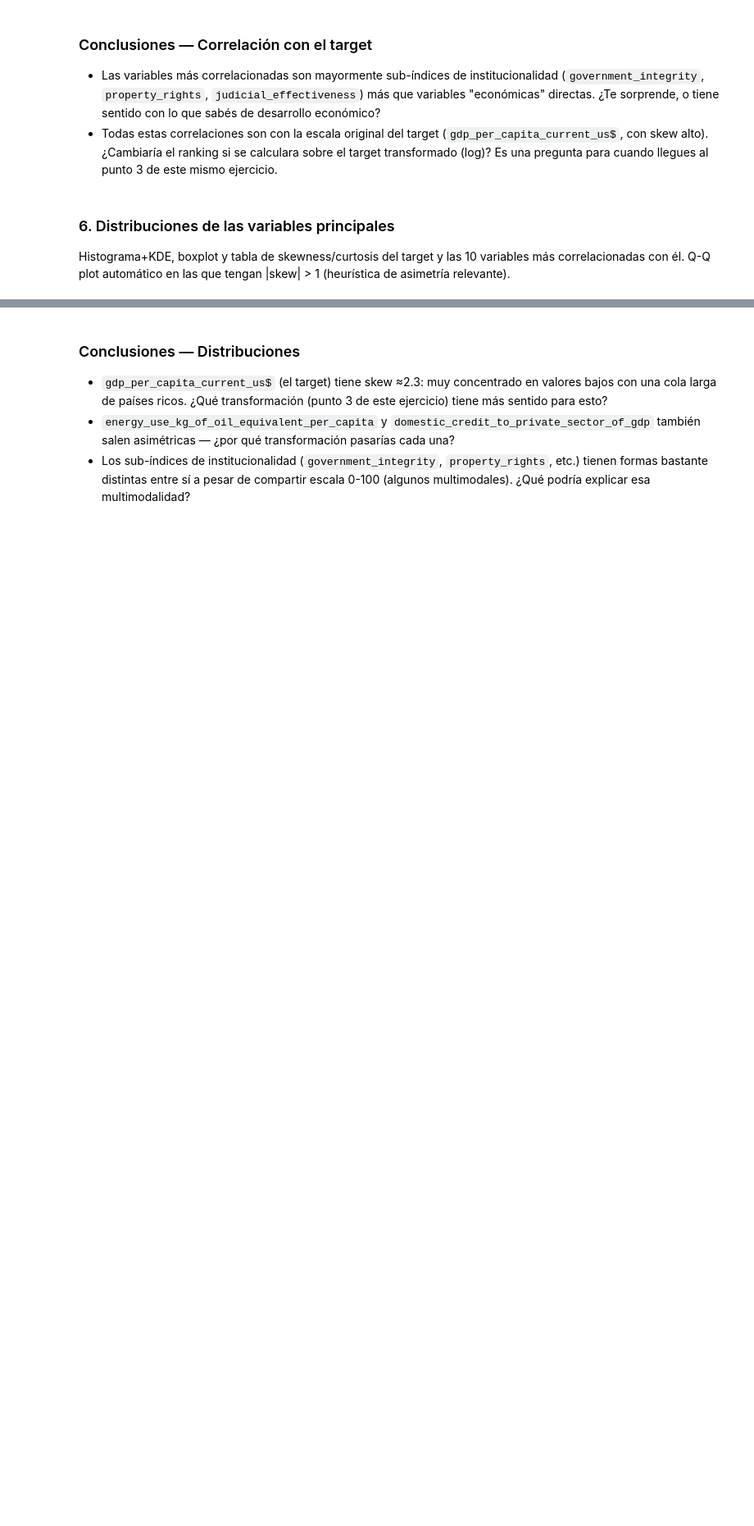
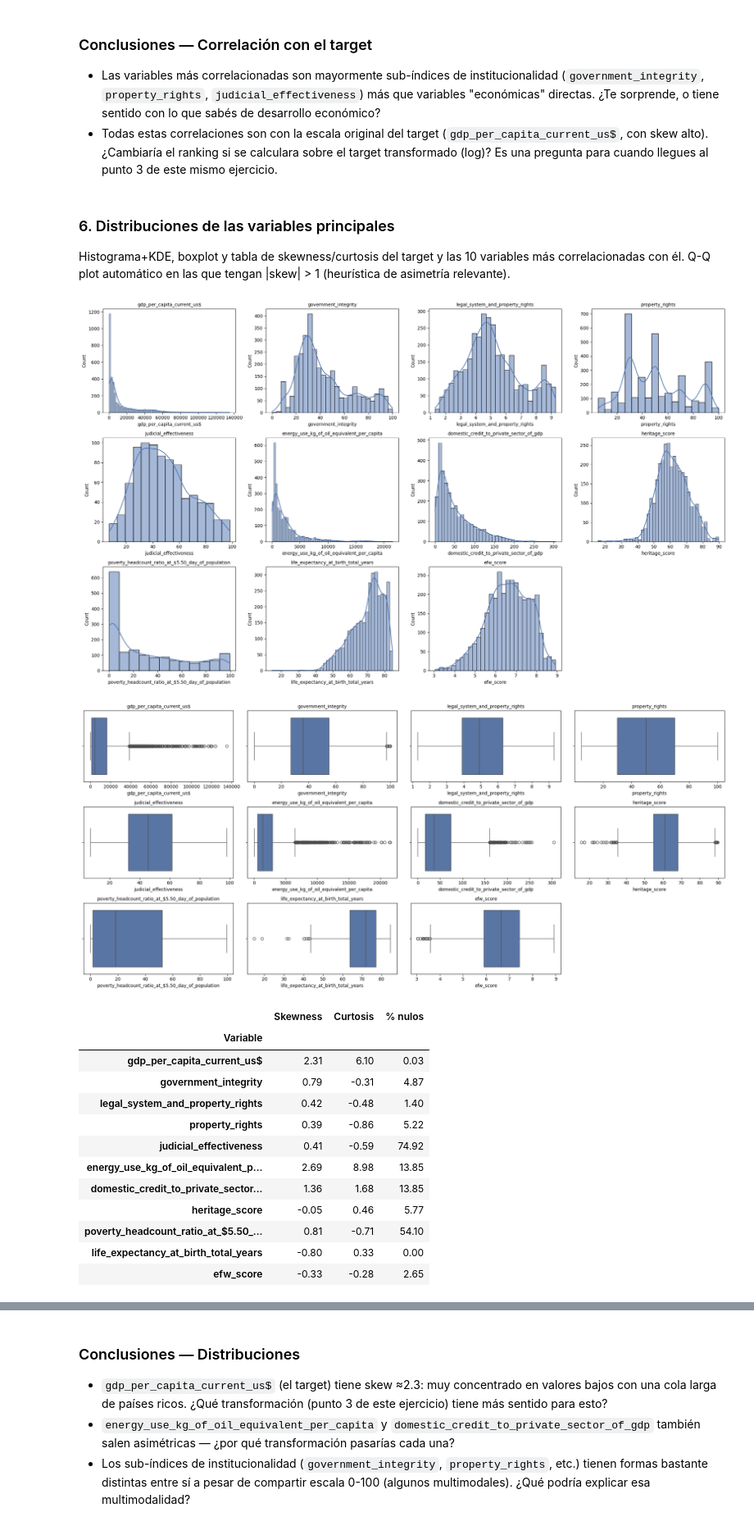
Before and after one commit to AlesioRios/Laboratorio-de-Datos-II, a Jupyter notebook: Lab_de_Datos_II_TP3.ipynb, the cells around one changed output, grey strips where cells are left out. Shown at 82% size. Drawn from its saved outputs; the diff is of its cells as text; code cells hidden in the pictures; blank space fills up the shorter version.

```diff
--- a/Lab_de_Datos_II_TP3.ipynb
+++ b/Lab_de_Datos_II_TP3.ipynb
@@ -201,31 +311,47 @@ for i, col in enumerate(variables_a_graficar):
   axes[i].set_title(col, fontsize=10)
 for j in range(len(variables_a_graficar), len(axes)):
   fig.delaxes(axes[j])
 plt.tight_layout()
 plt.show()
 
 # Tabla de skewness/curtosis
 filas_skew = []
 for col in variables_a_graficar:
   serie = df[col].dropna()
   filas_skew.append({
       'Variable': col,
       'Skewness': stats.skew(serie),
       'Curtosis': stats.kurtosis(serie),
       '% nulos': df[col].isna().mean() * 100,
   })
 tabla_skew = pd.DataFrame(filas_skew).set_index('Variable')
 display(estilizar(tabla_skew, cmap='Oranges', precision=2))
 
 # Q-Q plot automatico: heuristica, |skew| > 1 indica asimetria relevante para decisiones posteriores
-vars_asimetricas = tabla_skew[tabla_skew['Skewness'].abs() > 1].index.tolist()
+vars_asimetricas = tabla_skew[tabla_skew['Skewness'].abs() > 0.5].index.tolist()
 if vars_asimetricas:
   fig, axes = plt.subplots(1, len(vars_asimetricas), figsize=(5 * len(vars_asimetricas), 4))
   if len(vars_asimetricas) == 1:
     axes = [axes]
   for ax, col in zip(axes, vars_asimetricas):
     stats.probplot(df[col].dropna(), dist='norm', plot=ax)
     ax.set_title(f'Q-Q: {col}')
   plt.tight_layout()
   plt.show()
   print(f"Q-Q automatico por |skew| > 1 en: {', '.join(vars_asimetricas)}")
+# %% [output]
+[figure, added]
+[figure, added]
+|  | Skewness | Curtosis | % nulos |
+| Variable |  |  |  |
+| gdp_per_capita_current_us$ | 2.31 | 6.10 | 0.03 |
+| government_integrity | 0.79 | -0.31 | 4.87 |
+| legal_system_and_property_rights | 0.42 | -0.48 | 1.40 |
+| property_rights | 0.39 | -0.86 | 5.22 |
+| judicial_effectiveness | 0.41 | -0.59 | 74.92 |
+| energy_use_kg_of_oil_equivalent_p... | 2.69 | 8.98 | 13.85 |
+| domestic_credit_to_private_sector... | 1.36 | 1.68 | 13.85 |
+| heritage_score | -0.05 | 0.46 | 5.77 |
+| poverty_headcount_ratio_at_$5.50_... | 0.81 | -0.71 | 54.10 |
+| life_expectancy_at_birth_total_years | -0.80 | 0.33 | 0.00 |
+| efw_score | -0.33 | -0.28 | 2.65 |
```
Also changed, not shown: parts of 15 cells of this notebook.
